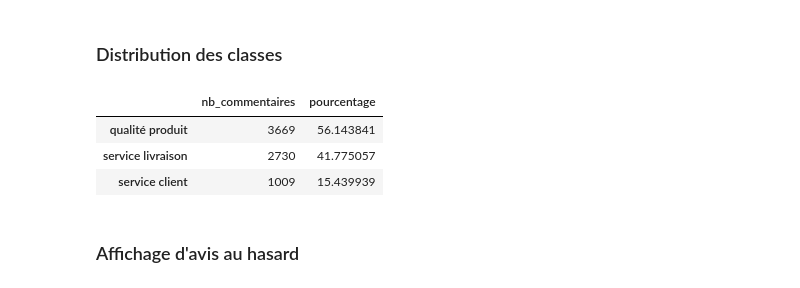
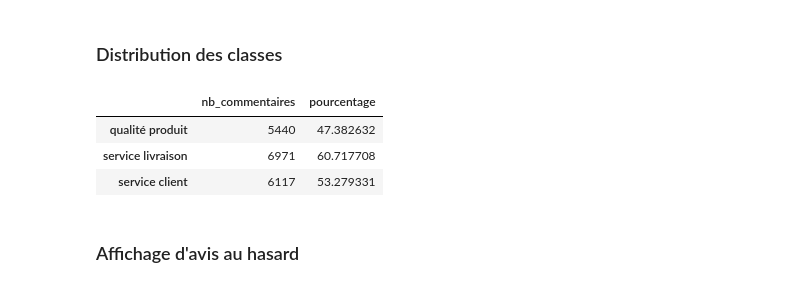
Before and after one commit to laurinecharbonnier/trustpilot, a Jupyter notebook: notebooks/LogisticRegression.ipynb, the cells around one changed output. Saved outputs shown, nothing was run; the diff lists cells and outputs as text; code cells hidden in the pictures.

```diff
--- a/notebooks/LogisticRegression.ipynb
+++ b/notebooks/LogisticRegression.ipynb
@@ -3,6 +3,8 @@
 # %%
 import pandas as pd
 
-df = pd.read_csv("../data/processed/dataset_avis.csv")
+df = pd.read_csv("../data/processed/dataset_annotated_regex.csv")
 
-df.head()
+labels = ["qualité produit", "service livraison", "service client"]
+
+df_annotated = df[df[labels].sum(axis=1) > 0]
@@ -16,19 +11,17 @@ df.head()
 # %% [markdown]
 ### Distribution des classes
 # %%
-labels = ["qualité produit", "service livraison", "service client"]
-
-class_distribution = df[labels].sum().to_frame(name="nb_commentaires")
+class_distribution = df_annotated[labels].sum().to_frame(name="nb_commentaires")
 class_distribution["pourcentage"] = (
-    class_distribution["nb_commentaires"] / len(df) * 100
+    class_distribution["nb_commentaires"] / len(df_annotated) * 100
 )
 
 class_distribution
 # %% [output]
 |  | nb_commentaires | pourcentage |
-| qualité produit | 3669 | 56.143841 |
-| service livraison | 2730 | 41.775057 |
-| service client | 1009 | 15.439939 |
+| qualité produit | 5440 | 47.382632 |
+| service livraison | 6971 | 60.717708 |
+| service client | 6117 | 53.279331 |
 # %% [markdown]
 ### Affichage d'avis au hasard
 # %%
```
Also changed, not shown: parts of 7 cells of this notebook, 3 other files.
